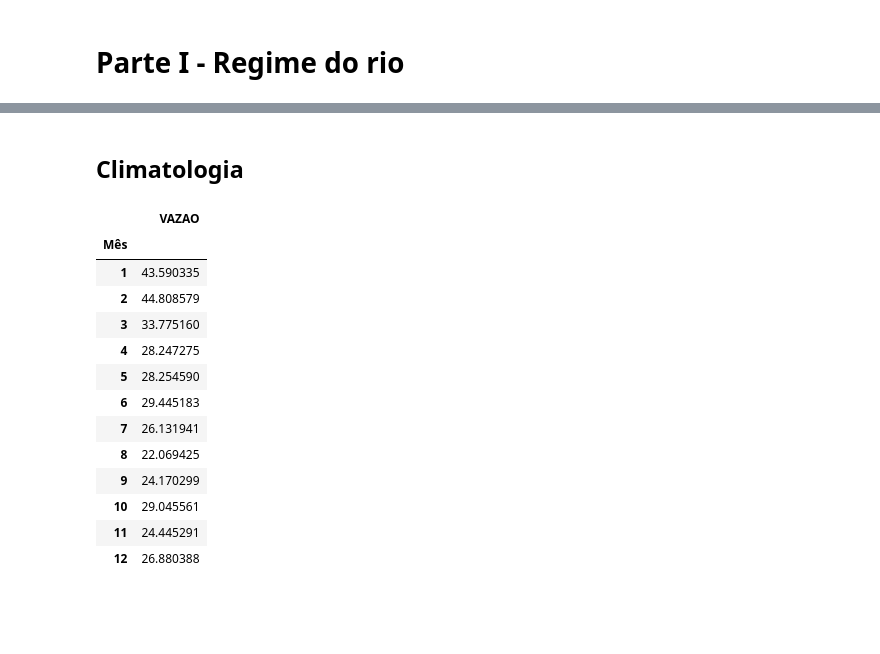
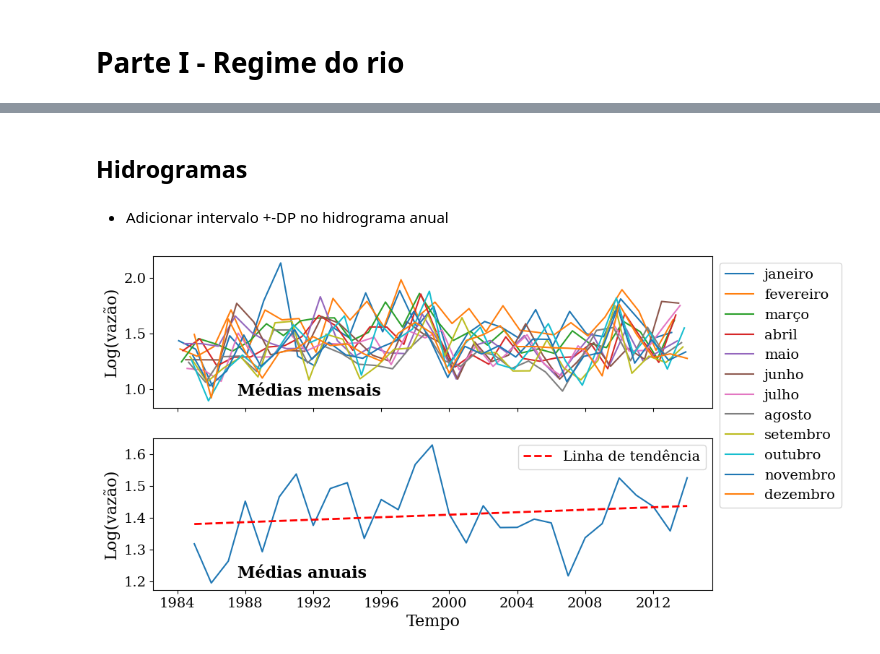
Before and after one commit to vitoria20241/Obras-Hidraulicas, a Jupyter notebook: Parte_1.ipynb, the cells around one changed output, grey strips where cells are left out. Saved outputs shown, nothing was run; the diff lists cells and outputs as text; code cells hidden in the pictures; blank space fills up the shorter version.

```diff
--- a/Parte_1.ipynb
+++ b/Parte_1.ipynb
@@ -46,22 +238,55 @@ plt.savefig(path+'\\Outputs\\Histograma.png', bbox_inches='tight')
 # %% [markdown]
-## Climatologia
+## Hidrogramas
+# %%
+# Importar e reorganizar dados
+dados = pd.read_excel(path+'\\Inputs\\Dados_Grupo_2.xlsx',
+                      sheet_name = 'Dados diários',
+                      nrows = 10959,
+                      usecols="A:B"
+                     ).set_index('DATA')
+dados['log(VAZAO)'] = np.log10(dados['VAZAO'])
+
+media_mensal = dados.resample('ME').mean()
+media_anual = dados.resample('YE').mean()
+# %% [markdown]
+ + Adicionar intervalo +-DP no hidrograma anual
 # %%
-# Vazões
-dados['Mês'] = dados.index.month
-aux = dados.groupby('Mês').mean()
-aux
+# Hidrogramas mensal e anual
+fig,ax = plt.subplots(2, sharex=True, figsize=(10, 6))
+'''
+for mes in range(1, 13):
+    dados_mes = media_mensal[media_mensal.index.month == mes]
+    ax[0].plot(dados_mes.index, dados_mes['log(VAZAO)'],
+            label=calendar.month_name[mes])
+'''
+locale.setlocale(locale.LC_TIME, "pt_BR.UTF-8")
+for mes in range(1, 13):
+    nome_mes = calendar.month_name[mes]
+    dados_mes = media_mensal[media_mensal.index.month == mes]
+    ax[0].plot(dados_mes.index, dados_mes['log(VAZAO)'], label=nome_mes)
+ax[0].set_ylabel('Log(vazão)', fontsize=16)
+ax[0].legend(fontsize=14, loc="upper left",
+             bbox_to_anchor=(1, 1))
+
+ax[1].plot(media_anual['log(VAZAO)'])
+ax[1].set_ylabel('Log(vazão)', fontsize=16)
+# Ajuste linear
+x = media_anual.index.year.astype(float)
+y = media_anual['log(VAZAO)']
+a, b = np.polyfit(x, y, 1)
+ax[1].plot(media_anual.index, a*x + b,
+           linestyle='--',
+           linewidth=2,
+           color='red',
+           label='Linha de tendência')
+ax[1].legend(fontsize=14)
+
+plt.rcParams['xtick.labelsize'] = 14
+plt.rcParams['ytick.labelsize'] = 14
+plt.xlabel('Tempo', fontsize=16)
+font = {'fontsize':16, 'fontweight':'bold'}
+plt.text(0.15, 1.28,'Médias mensais', font, transform=plt.gca().transAxes)
+plt.text(0.15, 0.08,'Médias anuais', font, transform=plt.gca().transAxes)
+plt.savefig(path+'\\Outputs\\Hidrogramas.png', bbox_inches='tight')
 # %% [output]
-|  | VAZAO |
-| Mês |  |
-| 1 | 43.590335 |
-| 2 | 44.808579 |
-| 3 | 33.775160 |
-| 4 | 28.247275 |
-| 5 | 28.254590 |
-| 6 | 29.445183 |
-| 7 | 26.131941 |
-| 8 | 22.069425 |
-| 9 | 24.170299 |
-| 10 | 29.045561 |
-| 11 | 24.445291 |
-| 12 | 26.880388 |
+[figure, added]
```
Also changed, not shown: parts of 9 cells of this notebook.
